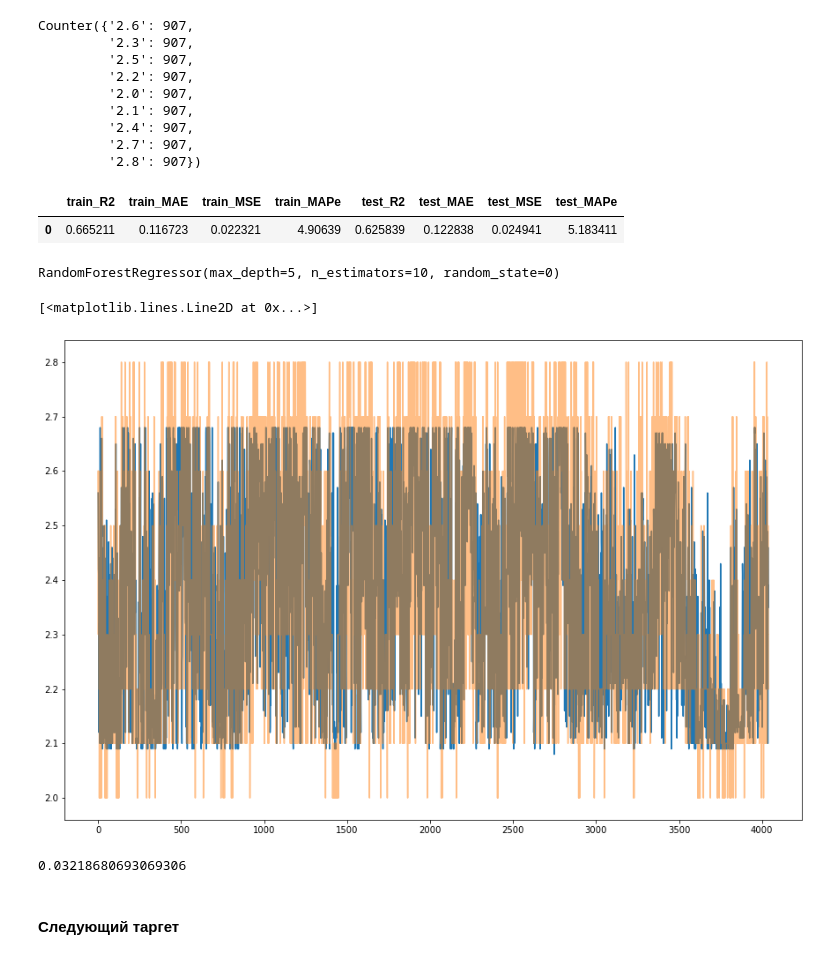
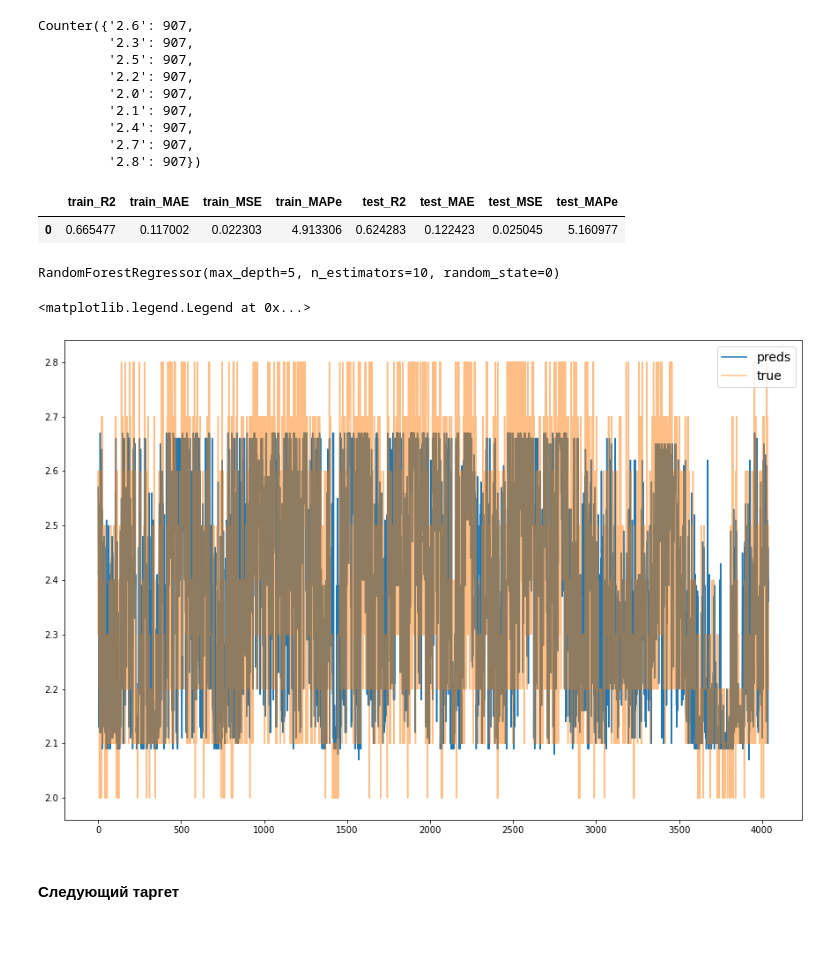
Before and after one commit to Siella/alloy_building, a Jupyter notebook: modelling/1_EVRAZ_Modelling.ipynb, the cells around one changed output. Drawn from its saved outputs; the diff is of its cells as text; code cells hidden in the pictures.

```diff
--- a/modelling/1_EVRAZ_Modelling.ipynb
+++ b/modelling/1_EVRAZ_Modelling.ipynb
@@ -170,2 +137,2 @@ for pair in t_combinations:
 # %%
-# df.drop(cols_to_drop, axis=1, inplace=True)
+df.drop(['произв количество обработок'], axis=1, inplace=True)
@@ -174,9 +139,3 @@ for pair in t_combinations:
-# %%
-df.drop(['произв количество обработок'],
-#          'ферспл CaC2',
-#          'химсталь первый V_1',
-#          'химшлак первый FeO_1'],
-        axis=1, inplace=True)
 # %%
 df.shape
 # %% [output]
@@ -398,12 +342,11 @@ train_X, val_X, train_y, val_y = train_test_split(x_rus, y_rus.astype(float), ra
 from sklearn.linear_model import LassoCV, RidgeCV
 from sklearn.ensemble import RandomForestRegressor
 reg_R = RandomForestRegressor(n_estimators=10, max_depth=5, random_state=0)
-# reg_R = LinearRegression()
 scores = evaluate_model(train_X, val_X, train_y, val_y, map_features(features_2), reg_R)
 scores
 # %% [output]
 |  | train_R2 | train_MAE | train_MSE | train_MAPe | test_R2 | test_MAE | test_MSE | test_MAPe |
-| 0 | 0.665211 | 0.116723 | 0.022321 | 4.90639 | 0.625839 | 0.122838 | 0.024941 | 5.183411 |
+| 0 | 0.665477 | 0.117002 | 0.022303 | 4.913306 | 0.624283 | 0.122423 | 0.025045 | 5.160977 |
 # %%
 mapper2 = DataFrameMapper(map_features(features_2), df_out=True)
 _ = mapper2.fit(train_X[features_2])
@@ -413,14 +356,11 @@ RandomForestRegressor(max_depth=5, n_estimators=10, random_state=0)
 # %%
 preds = reg_R.predict(mapper2.transform(data[features_2]))
 fig = plt.figure(figsize=(15,10))
-plt.plot(np.around(preds, 2))
-plt.plot(data['химшлак последний R'].values, alpha=0.5)
+plt.plot(np.around(preds, 2), label='preds')
+plt.plot(data['химшлак последний R'].values, alpha=0.5, label='true')
+plt.legend(fontsize='14')
 # %% [output]
-[<matplotlib.lines.Line2D at 0x...>]
+<matplotlib.legend.Legend at 0x...>
-[figure, old version]
+[figure, new version]
-# %%
-mean_squared_error(data['химшлак последний R'].values, np.around(preds, 2))
-# %% [output]
-0.03218680693069306
 # %%
 filename = 'R.sav'
```
Also changed, not shown: parts of 26 cells of this notebook.
